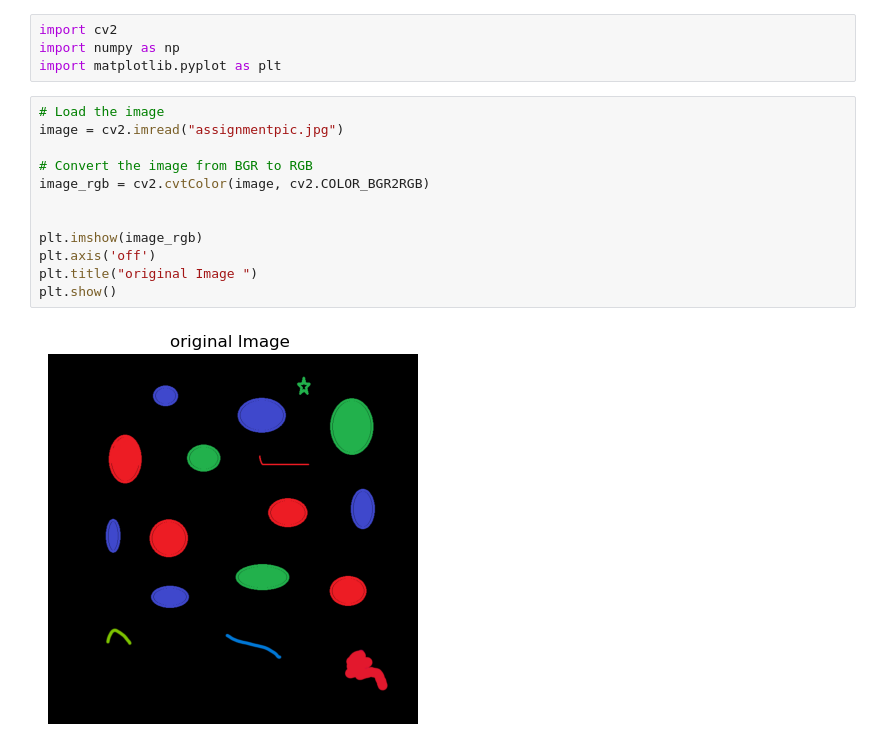
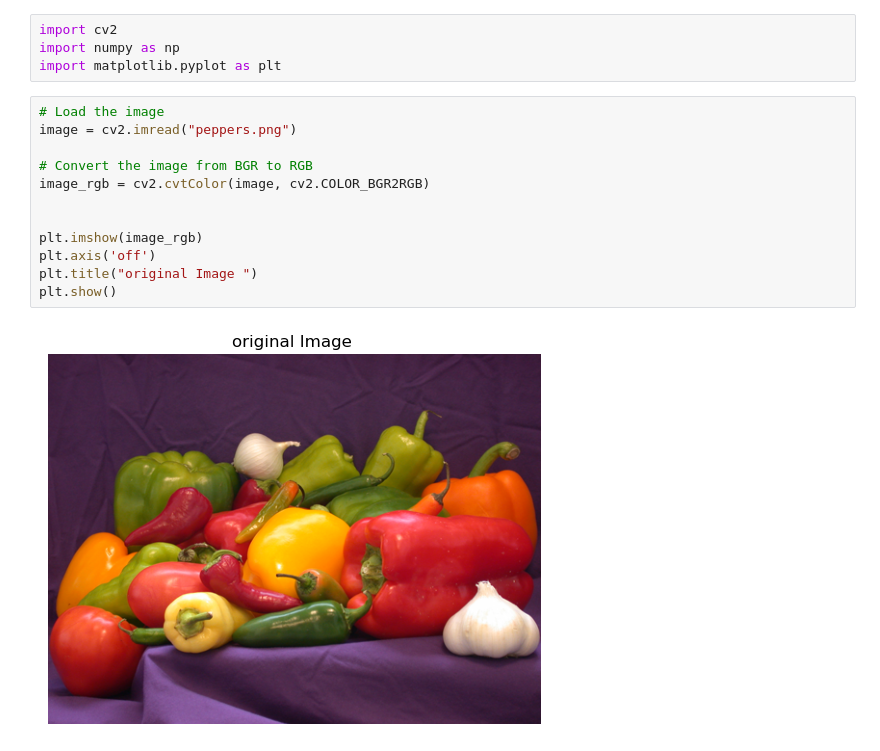
Before and after one commit to Abdelrahman776/Colored-Image-Segmentation, a Jupyter notebook: assig.ipynb, the cells around one changed output. Saved outputs shown, nothing was run; the diff lists cells and outputs as text.

```diff
--- a/assig.ipynb
+++ b/assig.ipynb
@@ -4,18 +4,18 @@ import numpy as np
 import matplotlib.pyplot as plt
 # %%
 # Load the image
-image = cv2.imread("assignmentpic.jpg")
+image = cv2.imread("peppers.png")
 
 # Convert the image from BGR to RGB
 image_rgb = cv2.cvtColor(image, cv2.COLOR_BGR2RGB)
 
 
 plt.imshow(image_rgb)
 plt.axis('off')
 plt.title("original Image ")
 plt.show()
 # %% [output]
-[figure, old version]
+[figure, new version]
 # %%
 
 
```
Also changed, not shown: parts of 1 cell of this notebook.
